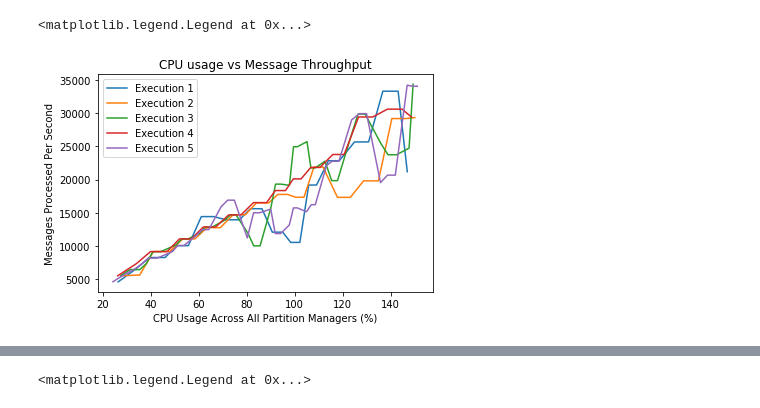
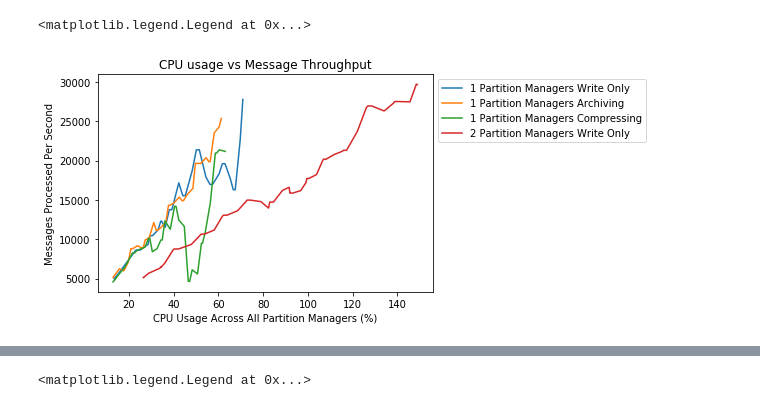
Before and after one commit to miratepuffin/Raphtory-Deployment, a Jupyter notebook: JupyterPlotting/Prometheus.ipynb, the cells around one changed output, grey strips where cells are left out. Cells and saved outputs as stored; diff of their text form; code cells hidden in the pictures.

```diff
--- a/JupyterPlotting/Prometheus.ipynb
+++ b/JupyterPlotting/Prometheus.ipynb
@@ -173,10 +220,15 @@ times.append(("2019-05-31T22:51:16","2019-05-31T23:04:56"))
 # %%
 plt.tight_layout()
 plt.title('CPU usage vs Message Throughput')
 plt.xlabel('CPU Usage Across All Partition Managers (%)')
 plt.ylabel('Messages Processed Per Second')
-plotIndividualSorted(times,cpu,mainMessages,"Execution")
-plt.legend(loc='upper left')
+plotAverage(Write1,cpu,mainMessages,"1 Partition Managers Write Only")
+plotAverage(Archive1,cpu,mainMessages,"1 Partition Managers Archiving")
+plotAverage(compress1,cpu,mainMessages,"1 Partition Managers Compressing")
+plotAverage(Write2,cpu,mainMessages,"2 Partition Managers Write Only")
+#plotAverage(Archive2,cpu,mainMessages,"2 Partition Managers Archiving")
+#plotAverage(compress2,cpu,mainMessages,"2 Partition Managers Compressing")
+plt.legend(loc="upper left", bbox_to_anchor=(1,1))
 # %% [output]
 <matplotlib.legend.Legend at 0x...>
-[figure, old version]
+[figure, new version]
```
Also changed, not shown: parts of 6 cells of this notebook.
